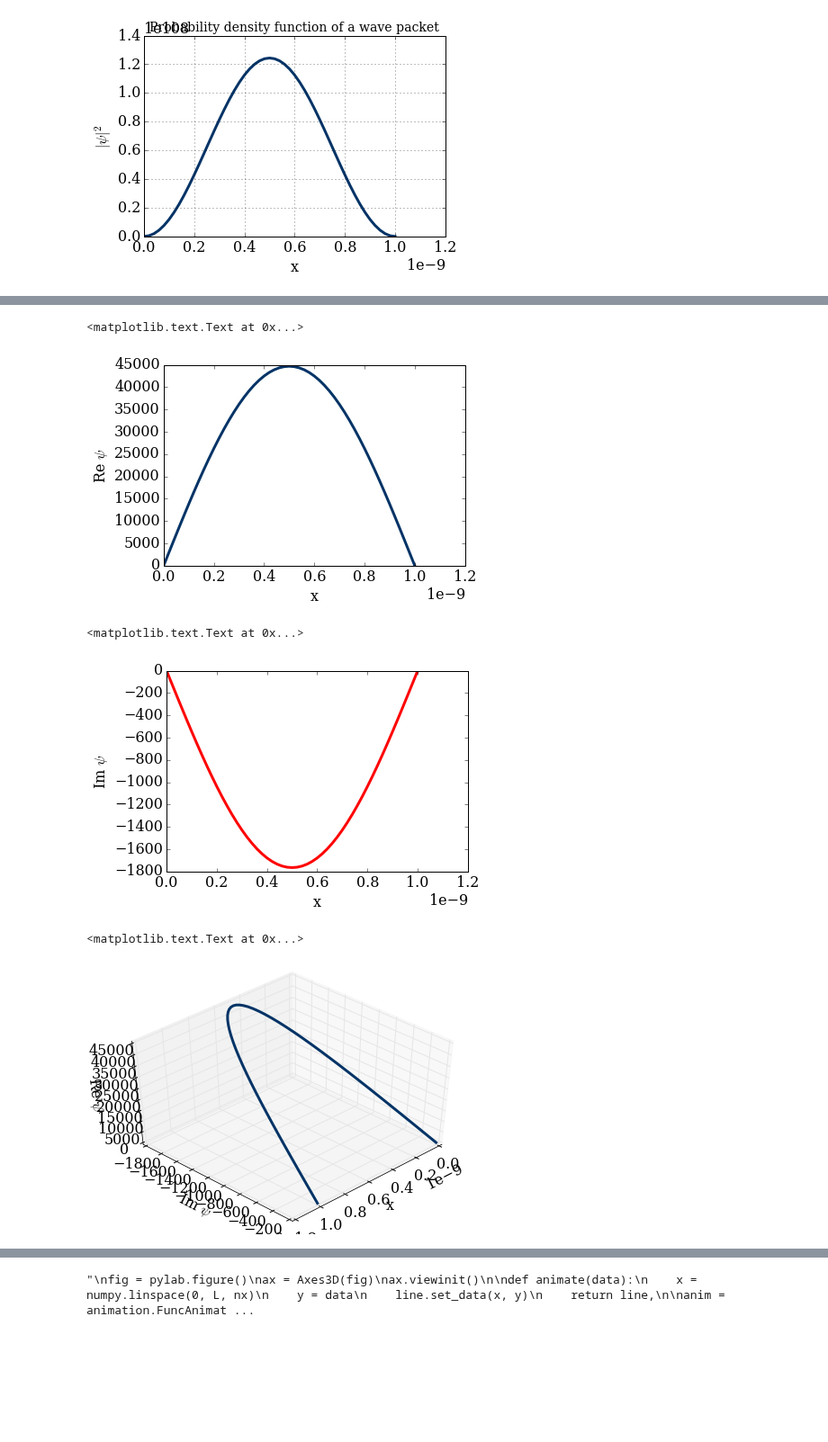
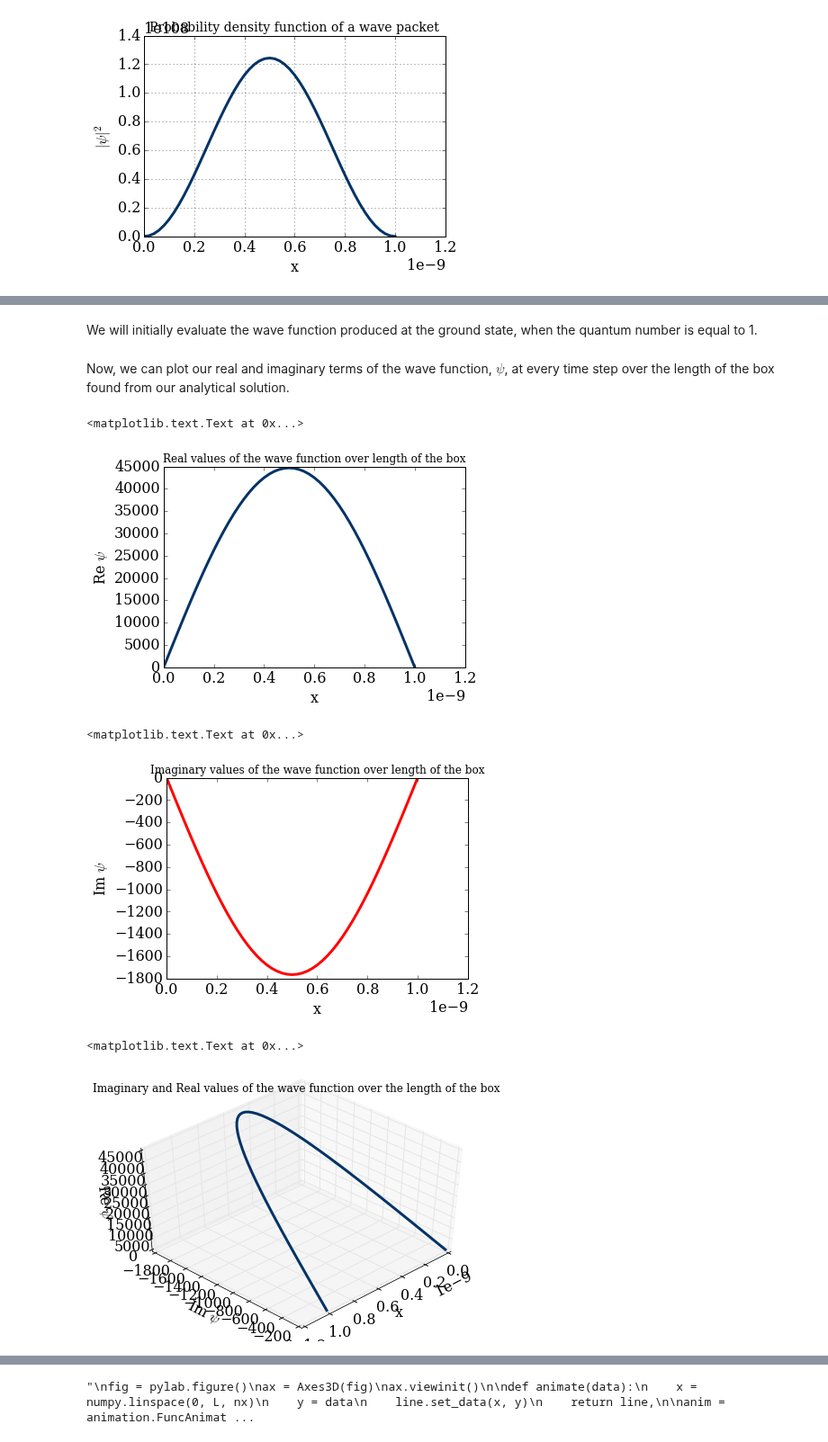
Before and after one commit to numerical-mooc/assignment-bank-2015, a Jupyter notebook: NDodbele/Schrodinger.ipynb, the cells around one changed output, grey strips where cells are left out. Shown at 90% size. Cells and saved outputs as stored; diff of their text form; code cells hidden in the pictures; blank space fills up the shorter version.

```diff
--- a/NDodbele/Schrodinger.ipynb
+++ b/NDodbele/Schrodinger.ipynb
@@ -460,40 +476,47 @@ def psi_analytical(x, t, n_max, h, m, L, hbar):
         psi+= sum
 
     return psi
+# %% [markdown]
+We will initially evaluate the wave function produced at the ground state, when the quantum number is equal to 1.
 # %%
 # Compute the values for the analytical solution
 
 n = 1      # quantum number
 
 psi_analytical = psi_analytical(x, dt*nt, n, h, m, L, hbar)
+# %% [markdown]
+Now, we can plot our real and imaginary terms of the wave function, $\psi$, at every time step over the length of the box found from our analytical solution.
 # %%
 # Plot of real values of wave equation vs. x
 
 pyplot.plot(x, psi_analytical.real, color = '#003366', ls = '-', lw =3)
 pyplot.xlabel(r'x')
 pyplot.ylabel(r'Re $\psi$')
+pyplot.title(r'Real values of the wave function over length of the box', fontsize = 12)
 # %% [output]
 <matplotlib.text.Text at 0x...>
-[figure, old version]
+[figure, new version]
 # %%
 # Plot of imaginary values of wave equation vs. x
 
 pyplot.plot(x, psi_analytical.imag, color = 'r', ls = '-', lw =3)
 pyplot.xlabel(r'x')
 pyplot.ylabel(r'Im $\psi$')
+pyplot.title(r'Imaginary values of the wave function over length of the box', fontsize = 12)
 # %% [output]
 <matplotlib.text.Text at 0x...>
-[figure, old version]
+[figure, new version]
 # %%
 # 3D plot of imaginary values vs. real vales vs. x
 
 fig = pyplot.figure()
 ax = Axes3D(fig)
 ax.view_init(45,45)
 ax.plot(x, psi_analytical.imag, psi_analytical.real, color = '#003366', lw =3)
 ax.set_xlabel(r'x')
 ax.set_ylabel(r'Im $\psi$')
 ax.set_zlabel(r'Re $\psi$')
+ax.set_title(r'Imaginary and Real values of the wave function over the length of the box', fontsize = 12)
 # %% [output]
 <matplotlib.text.Text at 0x...>
-[figure, old version]
+[figure, new version]
```
Also changed, not shown: parts of 10 cells of this notebook.
